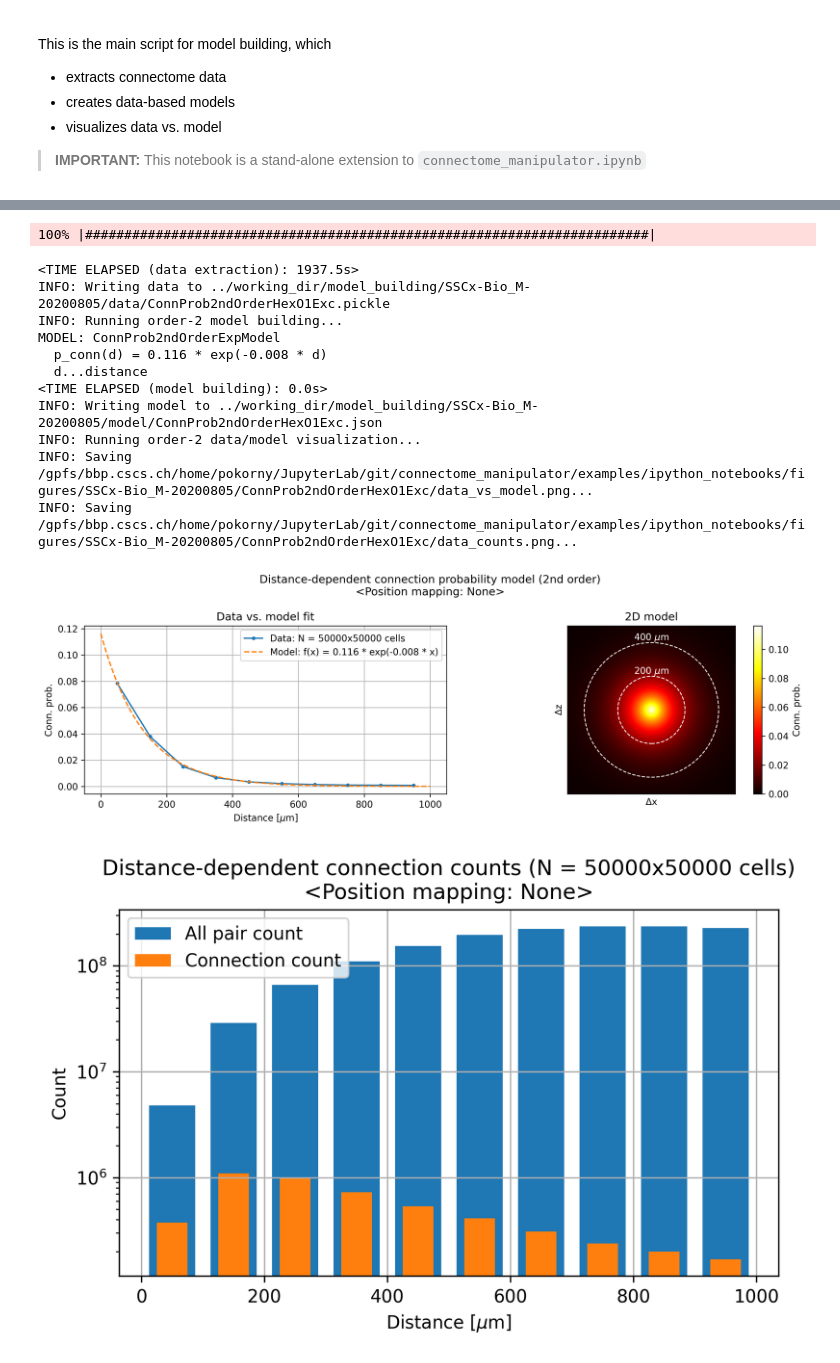
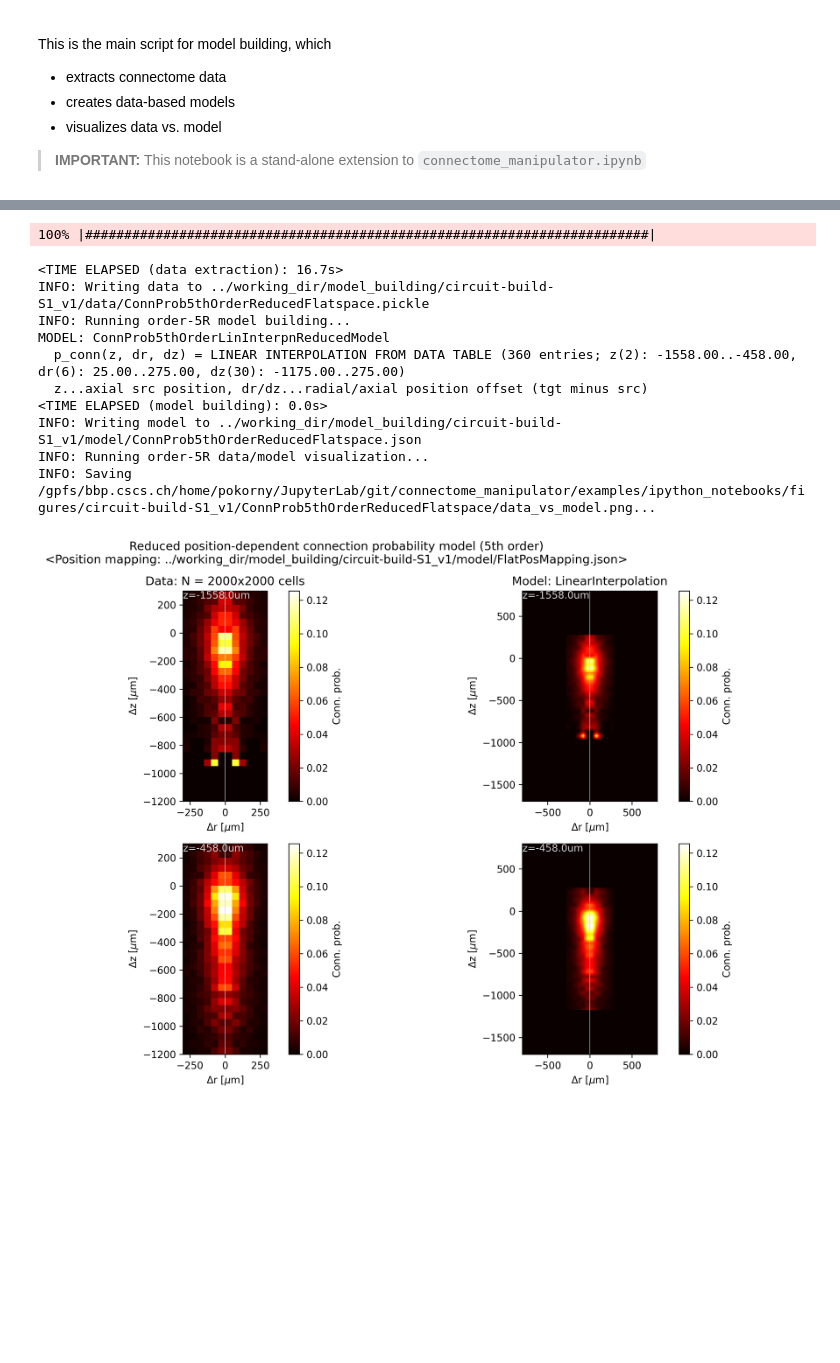
Before and after one commit to BlueBrain/connectome-manipulator, a Jupyter notebook: examples/ipython_notebooks/model_building.ipynb, the cells around one changed output, grey strips where cells are left out. Drawn from its saved outputs; the diff is of its cells as text; code cells hidden in the pictures; blank space fills up the shorter version.

Commit message:
Added reduced 4th/5th-order models

```diff
--- a/examples/ipython_notebooks/model_building.ipynb
+++ b/examples/ipython_notebooks/model_building.ipynb
@@ -22,13 +22,13 @@ from connectome_manipulator.model_building import model_building
 # circuit_name = os.path.split(circuit_path)[-1]
 # circuit_config = os.path.join(circuit_path, 'sonata', 'circuit_config.json')
 
-circuit_path = '/gpfs/bbp.cscs.ch/data/scratch/proj83/home/pokorny/SSCx-Bio_M-20200805'
+# circuit_path = '/gpfs/bbp.cscs.ch/data/scratch/proj83/home/pokorny/SSCx-Bio_M-20200805'
+# circuit_name = os.path.split(circuit_path)[-1]
+# circuit_config = os.path.join(circuit_path, 'sonata', 'circuit_config.json')
+
+circuit_path = '/gpfs/bbp.cscs.ch/data/scratch/proj83/home/pokorny/circuit-build-S1_v1'
 circuit_name = os.path.split(circuit_path)[-1]
 circuit_config = os.path.join(circuit_path, 'sonata', 'circuit_config.json')
-
-# circuit_path = '/gpfs/bbp.cscs.ch/data/scratch/proj83/home/pokorny/circuit-build-S1_v1'
-# circuit_name = os.path.split(circuit_path)[-1]
-# circuit_config = os.path.join(circuit_path, 'sonata', 'circuit_config.json')
 
 # circuit_path = manip_config['circuit_path']
 # circuit_name = f'{os.path.split(circuit_path)[-1]}__{manip_config["manip"]["name"]}'
@@ -70,24 +70,30 @@ model_config['circuit_config'] = circuit_config
 # model_config['model'] = {'name': 'ConnProb5thOrderFlatspace', 'fct': {'source': 'conn_prob', 'kwargs': {'order': 5, 'sample_size': 2000, 'position_bin_size_um': [5000, 5000, 500], 'offset_bin_size_um': 50, 'offset_max_range_um': 500, 'model_specs': {'name': 'LinearInterpolation'}, 'pos_map_file': '../working_dir/model_building/circuit-build-S1_v1/model/FlatPosMapping.pickle'}}}
 # model_config['model'] = {'name': 'ConnProb5thOrderFlatspaceTest', 'fct': {'source': 'conn_prob', 'kwargs': {'order': 5, 'sample_size': 2000, 'position_bin_size_um': 5000, 'offset_bin_size_um': 40, 'offset_max_range_um': 500, 'model_specs': {'name': 'LinearInterpolation'}, 'pos_map_file': '../working_dir/model_building/circuit-build-S1_v1/model/FlatPosMapping.pickle'}}}
 
+# model_config['model'] = {'name': 'SSFlatPosMappingHexO1', 'fct': {'source': 'pos_mapping_from_table', 'kwargs': {'nodes_spec': 'hex_O1', 'gid_column': 'gid', 'pos_file': '/gpfs/bbp.cscs.ch/project/proj102/scratch/SSCX_BioM/matrices/neuron_info.feather', 'coord_names': ['ss_flat_x', 'ss_flat_y', 'depth'], 'zero_based_indexing': False}}}
+# model_config['model'] = {'name': 'XYZPosMappingHexO1', 'fct': {'source': 'pos_mapping_from_table', 'kwargs': {'nodes_spec': 'hex_O1', 'gid_column': 'gid', 'pos_file': '/gpfs/bbp.cscs.ch/project/proj102/scratch/SSCX_BioM/matrices/neuron_info.feather', 'coord_names': ['x', 'y', 'z'], 'zero_based_indexing': False}}}
+# model_config['model'] = {'name': 'ErrXYZPosMappingHexO1', 'fct': {'source': 'pos_mapping_from_table', 'kwargs': {'nodes_spec': 'hex_O1', 'gid_column': 'gid', 'pos_file': '/gpfs/bbp.cscs.ch/project/proj102/scratch/SSCX_BioM/matrices/neuron_info.feather', 'coord_names': ['x', 'y', 'z'], 'zero_based_indexing': True}}}
 # model_config['model'] = {'name': 'ConnProb2ndOrder', 'fct': {'source': 'conn_prob', 'kwargs': {'order': 2, 'sel_src': 'Excitatory', 'sel_dest': 'Excitatory', 'sample_size': None, 'bin_size_um': 100, 'max_range_um': None}}}
 # model_config['model'] = {'name': 'DistDepDelay', 'fct': {'source': 'delay', 'kwargs': {'sample_size': None, 'bin_size_um': 100, 'max_range_um': None}}}
 # model_config['model'] = {'name': 'FlatPosMapping', 'fct': {'source': 'pos_mapping', 'kwargs': {'flatmap_path': '/gpfs/bbp.cscs.ch/project/proj83/home/bolanos', 'xy_file': 'BB_Rat_SSCX_flatmap_v2', 'z_file': 'BB_Rat_SSCX_flatmap_v2_depths', 'xy_scale': [34.0, 34.0], 'z_scale': -1.0}}}
 # model_config['model'] = {'name': 'ConnPropsPerMType', 'fct': {'source': 'conn_props', 'kwargs': {'min_sample_size_per_group': 10, 'max_sample_size_per_group': 100}}}
 # model_config['model'] = {'name': 'ConnProb1stOrder', 'fct': {'source': 'conn_prob', 'kwargs': {'order': 1, 'sample_size': 2000}}}
-model_config['model'] = {'name': 'ConnProb2ndOrderHexO1Exc', 'fct': {'source': 'conn_prob', 'kwargs': {'order': 2, 'sel_src': {'node_set': 'hex_O1', 'synapse_class': 'EXC'}, 'sel_dest': {'node_set': 'hex_O1', 'synapse_class': 'EXC'}, 'sample_size': 50000, 'bin_size_um': 100, 'max_range_um': 1000}}}
+# model_config['model'] = {'name': 'ConnProb2ndOrderHexO1Exc', 'fct': {'source': 'conn_prob', 'kwargs': {'order': 2, 'sel_src': {'node_set': 'hex_O1', 'synapse_class': 'EXC'}, 'sel_dest': {'node_set': 'hex_O1', 'synapse_class': 'EXC'}, 'sample_size': 50000, 'bin_size_um': 100, 'max_range_um': 1000}}}
 # model_config['model'] = {'name': 'ConnProb2ndOrderFlatspace', 'fct': {'source': 'conn_prob', 'kwargs': {'order': 2, 'sample_size': 2000, 'bin_size_um': 100, 'max_range_um': None, 'pos_map_file': '../working_dir/model_building/circuit-build-S1_v1/model/FlatPosMapping.json'}}}
 # model_config['model'] = {'name': 'ConnProb3rdOrder', 'fct': {'source': 'conn_prob', 'kwargs': {'order': 3, 'sample_size': 2000, 'bin_size_um': 100, 'max_range_um': None}}}
 # model_config['model'] = {'name': 'ConnProb4thOrder', 'fct': {'source': 'conn_prob', 'kwargs': {'order': 4, 'sample_size': 2000, 'bin_size_um': 50, 'max_range_um': 500, 'smoothing_sigma_um': 50, 'model_specs': {'name': 'LinearInterpolation'}}}}
 # model_config['model'] = {'name': 'ConnProb4thOrderFlatspace', 'fct': {'source': 'conn_prob', 'kwargs': {'order': 4, 'sample_size': 2000, 'bin_size_um': 50, 'max_range_um': 500, 'smoothing_sigma_um': 50, 'model_specs': {'name': 'LinearInterpolation'}, 'pos_map_file': '../working_dir/model_building/circuit-build-S1_v1/model/FlatPosMapping.json'}}}
+# model_config['model'] = {'name': 'ConnProb4thOrderReduced', 'fct': {'source': 'conn_prob', 'kwargs': {'order': '4R', 'sample_size': 2000, 'bin_size_um': 50, 'max_range_um': [250, 500], 'smoothing_sigma_um': 50, 'model_specs': {'name': 'LinearInterpolation'}}}}
+# model_config['model'] = {'name': 'ConnProb4thOrderReducedFlatspace', 'fct': {'source': 'conn_prob', 'kwargs': {'order': '4R', 'sample_size': 2000, 'bin_size_um': 50, 'max_range_um': [300, [-1000, 300]], 'smoothing_sigma_um': None, 'model_specs': {'name': 'LinearInterpolation'}, 'pos_map_file': '../working_dir/model_building/circuit-build-S1_v1/model/FlatPosMapping.json'}}}
 # model_config['model'] = {'name': 'ConnProb5thOrder', 'fct': {'source': 'conn_prob', 'kwargs': {'order': 5, 'sample_size': 2000, 'position_bin_size_um': [5000, 5000, 500], 'offset_bin_size_um': 100, 'offset_max_range_um': 500, 'smoothing_sigma_um': 100, 'model_specs': {'name': 'LinearInterpolation'}}}}
 # model_config['model'] = {'name': 'ConnProb5thOrderFlatspace', 'fct': {'source': 'conn_prob', 'kwargs': {'order': 5, 'sample_size': 2000, 'position_bin_size_um': [5000, 5000, 500], 'offset_bin_size_um': 100, 'offset_max_range_um': 500, 'smoothing_sigma_um': 100, 'model_specs': {'name': 'LinearInterpolation'}, 'pos_map_file': '../working_dir/model_building/circuit-build-S1_v1/model/FlatPosMapping.json'}}}
+model_config['model'] = {'name': 'ConnProb5thOrderReducedFlatspace', 'fct': {'source': 'conn_prob', 'kwargs': {'order': '5R', 'sample_size': 2000, 'position_bin_size_um': 1100, 'offset_bin_size_um': 50, 'offset_max_range_um': [300, [-1200, 300]], 'smoothing_sigma_um': None, 'model_specs': {'name': 'LinearInterpolation'}, 'pos_map_file': '../working_dir/model_building/circuit-build-S1_v1/model/FlatPosMapping.json'}}}
 
 # model_config['model'] = {'name': 'ConnProb1stOrder', 'fct': {'source': 'conn_prob', 'kwargs': {'order': 1, 'sample_size': None}}}
 # model_config['model'] = {'name': 'DistDepDelay', 'fct': {'source': 'delay', 'kwargs': {'sample_size': None, 'bin_size_um': 100, 'max_range_um': None}}}
 # model_config_pathways = model_building.create_model_config_per_pathway(model_config, 'synapse_class')
 
 # Model building - Run
-model_building.main(model_config, show_fig=True, force_recomp=[False, True])
+model_building.main(model_config, show_fig=True, force_recomp=[True, True])
 # model_building.main(model_config_pathways, show_fig=False, force_recomp=[True, True])
 # %% [output]
@@ -97,14 +104,12 @@ Extracting 1-dimensional (10) connection probabilities...
 100% |########################################################################|
-<TIME ELAPSED (data extraction): 1937.5s>
-INFO: Writing data to ../working_dir/model_building/SSCx-Bio_M-20200805/data/ConnProb2ndOrderHexO1Exc.pickle
-INFO: Running order-2 model building...
-MODEL: ConnProb2ndOrderExpModel
-  p_conn(d) = 0.116 * exp(-0.008 * d)
-  d...distance
+<TIME ELAPSED (data extraction): 16.7s>
+INFO: Writing data to ../working_dir/model_building/circuit-build-S1_v1/data/ConnProb5thOrderReducedFlatspace.pickle
+INFO: Running order-5R model building...
+MODEL: ConnProb5thOrderLinInterpnReducedModel
+  p_conn(z, dr, dz) = LINEAR INTERPOLATION FROM DATA TABLE (360 entries; z(2): -1558.00..-458.00, dr(6): 25.00..275.00, dz(30): -1175.00..275.00)
+  z...axial src position, dr/dz...radial/axial position offset (tgt minus src)
 <TIME ELAPSED (model building): 0.0s>
-INFO: Writing model to ../working_dir/model_building/SSCx-Bio_M-20200805/model/ConnProb2ndOrderHexO1Exc.json
-INFO: Running order-2 data/model visualization...
-INFO: Saving /gpfs/bbp.cscs.ch/home/pokorny/JupyterLab/git/connectome_manipulator/examples/ipython_notebooks/figures/SSCx-Bio_M-20200805/ConnProb2ndOrderHexO1Exc/data_vs_model.png...
-INFO: Saving /gpfs/bbp.cscs.ch/home/pokorny/JupyterLab/git/connectome_manipulator/examples/ipython_notebooks/figures/SSCx-Bio_M-20200805/ConnProb2ndOrderHexO1Exc/data_counts.png...
+INFO: Writing model to ../working_dir/model_building/circuit-build-S1_v1/model/ConnProb5thOrderReducedFlatspace.json
+INFO: Running order-5R data/model visualization...
+INFO: Saving /gpfs/bbp.cscs.ch/home/pokorny/JupyterLab/git/connectome_manipulator/examples/ipython_notebooks/figures/circuit-build-S1_v1/ConnProb5thOrderReducedFlatspace/data_vs_model.png...
-[figure, old version]
+[figure, new version]
-[figure, removed]
```
Also changed, not shown: parts of 1 cell of this notebook, 2 other files.
